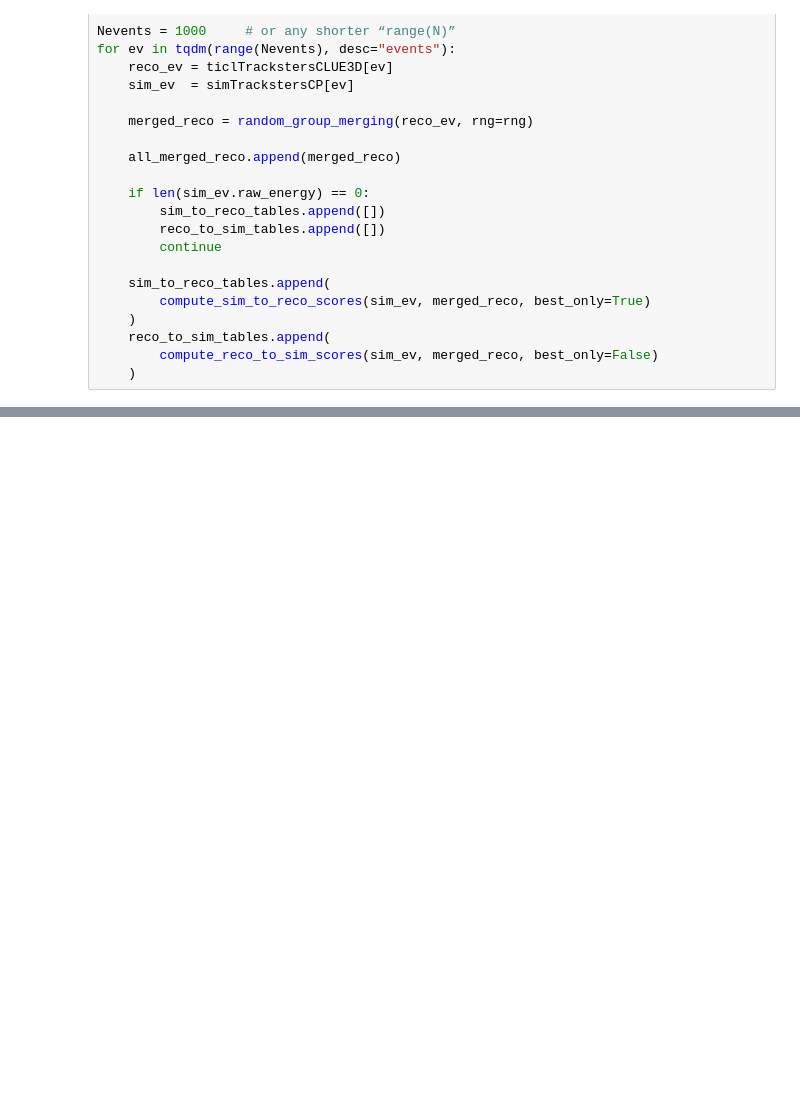
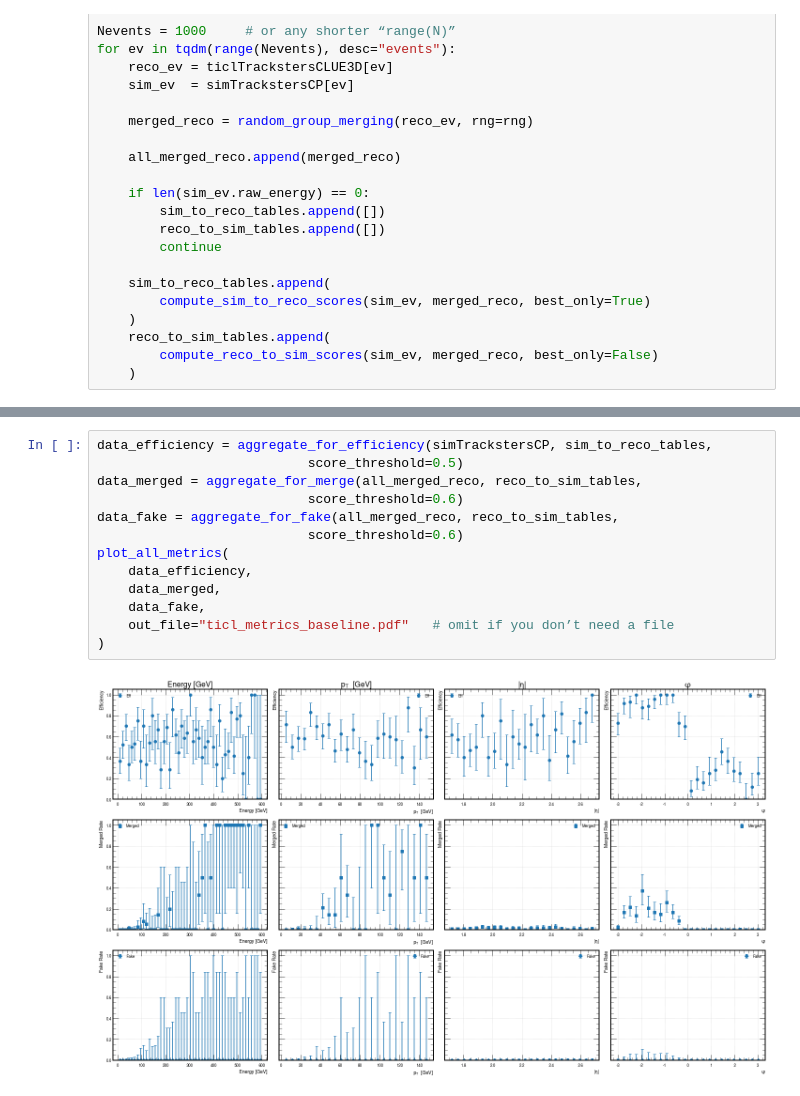
Before and after one commit to waredjeb/TICLPlayGround, a Jupyter notebook: playGround.ipynb, the cells around one changed output, grey strips where cells are left out. Cells and saved outputs as stored; diff of their text form; blank space fills up the shorter version.

```diff
--- a/playGround.ipynb
+++ b/playGround.ipynb
@@ -188,0 +251,15 @@ plot_all_metrics(
+# %%
+data_efficiency = aggregate_for_efficiency(simTrackstersCP, sim_to_reco_tables,
+                           score_threshold=0.5)
+data_merged = aggregate_for_merge(all_merged_reco, reco_to_sim_tables,
+                           score_threshold=0.6)
+data_fake = aggregate_for_fake(all_merged_reco, reco_to_sim_tables,
+                           score_threshold=0.6)
+plot_all_metrics(
+    data_efficiency,
+    data_merged,
+    data_fake,
+    out_file="ticl_metrics_baseline.pdf"   # omit if you don’t need a file
+)
+# %% [output]
+[figure, added]
```
Also changed, not shown: parts of 7 cells of this notebook, 1 other file.
